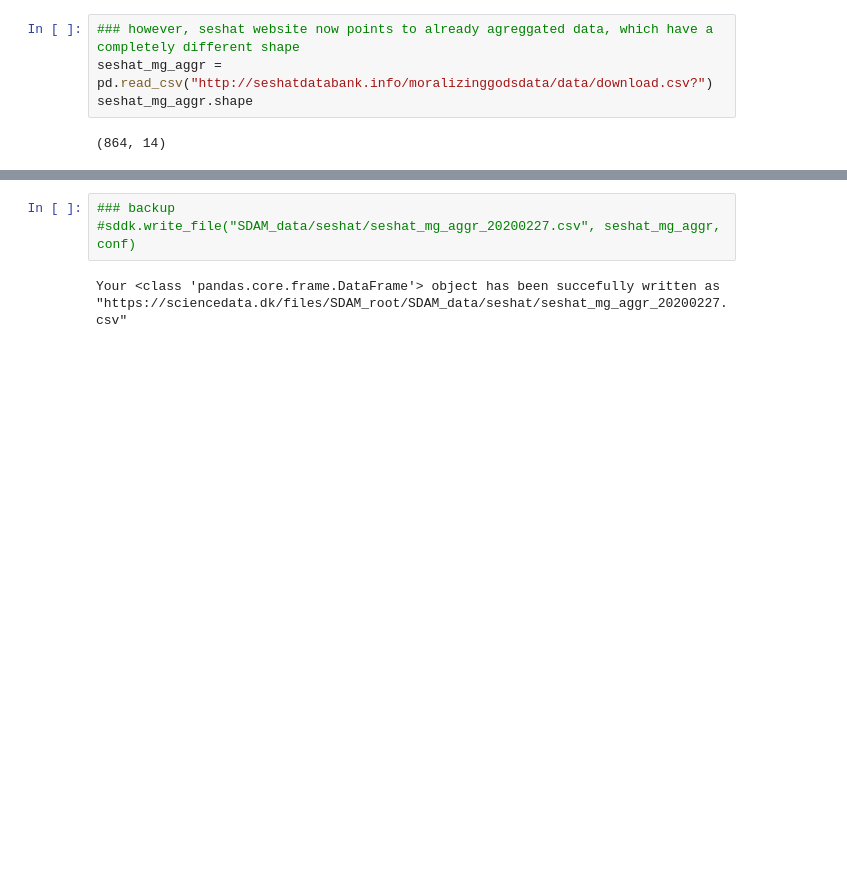
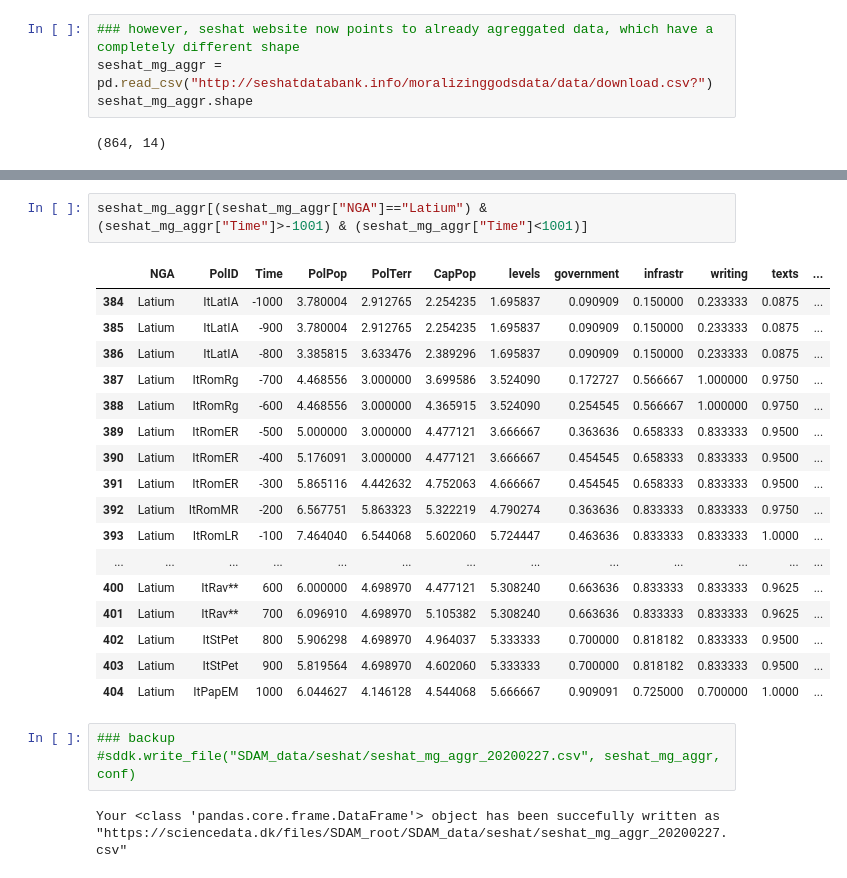
Before and after one commit to sdam-au/seshat, a Jupyter notebook: scripts/seshat-nature-article-data.ipynb, the cells around one changed output, grey strips where cells are left out. Drawn from its saved outputs; the diff is of its cells as text; blank space fills up the shorter version.

```diff
--- a/scripts/seshat-nature-article-data.ipynb
+++ b/scripts/seshat-nature-article-data.ipynb
@@ -96,6 +96,26 @@ seshat_mg_aggr.head(5)
 | 2 | Big Island Hawaii | Hawaii2 | 1200 | 3.750606 | 3.337475 | 3.363416 | 1.060611 | 0.090909 | 0.090909 | 0.15 | 0.0 | ... |
 | 3 | Big Island Hawaii | Hawaii2 | 1300 | 4.065673 | 3.337475 | 3.429545 | 0.943410 | 0.090909 | 0.090909 | 0.15 | 0.0 | ... |
 | 4 | Big Island Hawaii | Hawaii2 | 1400 | 4.192464 | 3.337475 | 3.584463 | 1.993130 | 0.090909 | 0.181818 | 0.15 | 0.0 | ... |
+# %%
+seshat_mg_aggr[(seshat_mg_aggr["NGA"]=="Latium") & (seshat_mg_aggr["Time"]>-1001) & (seshat_mg_aggr["Time"]<1001)]
+# %% [output]
+|  | NGA | PolID | Time | PolPop | PolTerr | CapPop | levels | government | infrastr | writing | texts | ... |
+| 384 | Latium | ItLatIA | -1000 | 3.780004 | 2.912765 | 2.254235 | 1.695837 | 0.090909 | 0.150000 | 0.233333 | 0.0875 | ... |
+| 385 | Latium | ItLatIA | -900 | 3.780004 | 2.912765 | 2.254235 | 1.695837 | 0.090909 | 0.150000 | 0.233333 | 0.0875 | ... |
+| 386 | Latium | ItLatIA | -800 | 3.385815 | 3.633476 | 2.389296 | 1.695837 | 0.090909 | 0.150000 | 0.233333 | 0.0875 | ... |
+| 387 | Latium | ItRomRg | -700 | 4.468556 | 3.000000 | 3.699586 | 3.524090 | 0.172727 | 0.566667 | 1.000000 | 0.9750 | ... |
+| 388 | Latium | ItRomRg | -600 | 4.468556 | 3.000000 | 4.365915 | 3.524090 | 0.254545 | 0.566667 | 1.000000 | 0.9750 | ... |
+| 389 | Latium | ItRomER | -500 | 5.000000 | 3.000000 | 4.477121 | 3.666667 | 0.363636 | 0.658333 | 0.833333 | 0.9500 | ... |
+| 390 | Latium | ItRomER | -400 | 5.176091 | 3.000000 | 4.477121 | 3.666667 | 0.454545 | 0.658333 | 0.833333 | 0.9500 | ... |
+| 391 | Latium | ItRomER | -300 | 5.865116 | 4.442632 | 4.752063 | 4.666667 | 0.454545 | 0.658333 | 0.833333 | 0.9500 | ... |
+| 392 | Latium | ItRomMR | -200 | 6.567751 | 5.863323 | 5.322219 | 4.790274 | 0.363636 | 0.833333 | 0.833333 | 0.9750 | ... |
+| 393 | Latium | ItRomLR | -100 | 7.464040 | 6.544068 | 5.602060 | 5.724447 | 0.463636 | 0.833333 | 0.833333 | 1.0000 | ... |
+| ... | ... | ... | ... | ... | ... | ... | ... | ... | ... | ... | ... | ... |
+| 400 | Latium | ItRav** | 600 | 6.000000 | 4.698970 | 4.477121 | 5.308240 | 0.663636 | 0.833333 | 0.833333 | 0.9625 | ... |
+| 401 | Latium | ItRav** | 700 | 6.096910 | 4.698970 | 5.105382 | 5.308240 | 0.663636 | 0.833333 | 0.833333 | 0.9625 | ... |
+| 402 | Latium | ItStPet | 800 | 5.906298 | 4.698970 | 4.964037 | 5.333333 | 0.700000 | 0.818182 | 0.833333 | 0.9500 | ... |
+| 403 | Latium | ItStPet | 900 | 5.819564 | 4.698970 | 4.602060 | 5.333333 | 0.700000 | 0.818182 | 0.833333 | 0.9500 | ... |
+| 404 | Latium | ItPapEM | 1000 | 6.044627 | 4.146128 | 4.544068 | 5.666667 | 0.909091 | 0.725000 | 0.700000 | 1.0000 | ... |
 # %%
 ### backup
 #sddk.write_file("SDAM_data/seshat/seshat_mg_aggr_20200227.csv", seshat_mg_aggr, conf)
```
Also changed, not shown: 4 other files.
